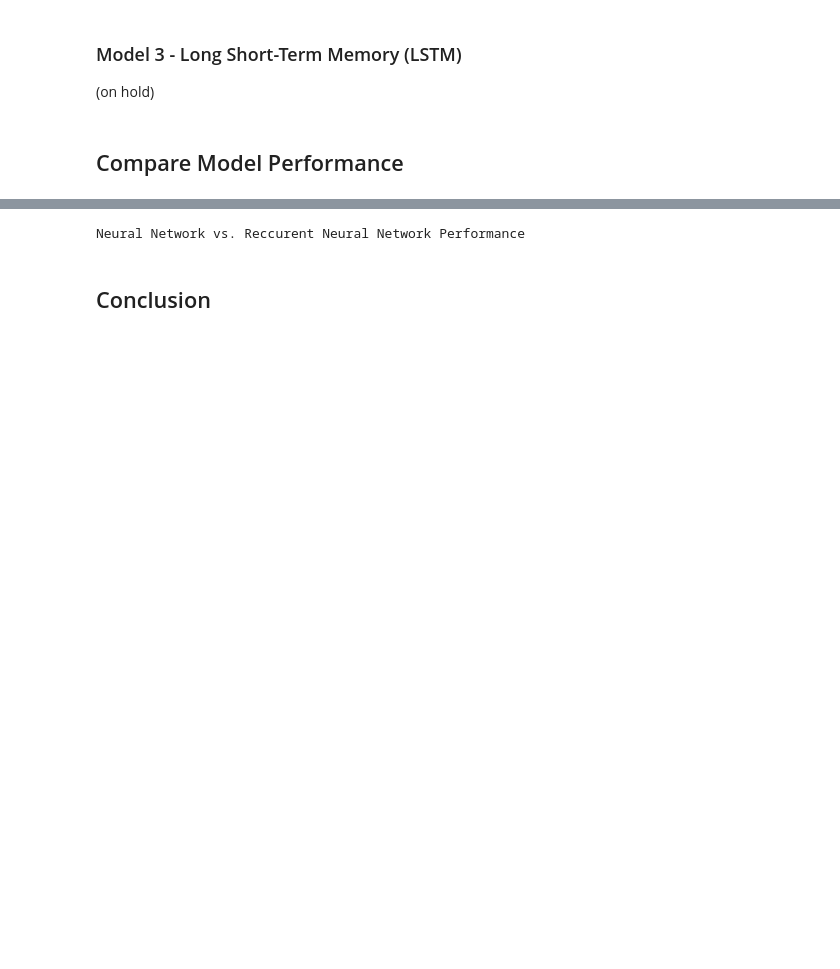
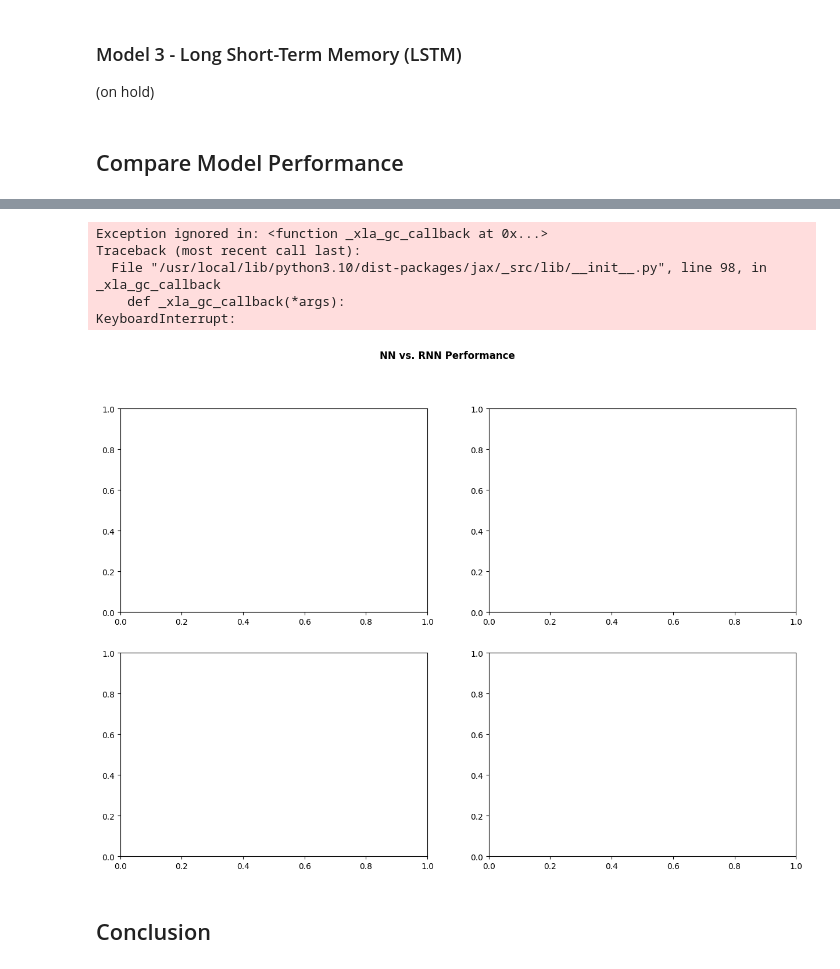
Before and after one commit to cgrundman/nuclear-magnetic-resonance, a Jupyter notebook: pattern_recognizer.ipynb, the cells around one changed output, grey strips where cells are left out. Saved outputs shown, nothing was run; the diff lists cells and outputs as text; code cells hidden in the pictures; blank space fills up the shorter version.

Commit message:
finalize NNand RNNarchitectures, ignore LSTM for now

```diff
--- a/pattern_recognizer.ipynb
+++ b/pattern_recognizer.ipynb
@@ -386,57 +391,70 @@ history_nn.history
 # %%
 def compare_model_performance_accuracy(history_list, model_name_list=["[Model 1]", "[Model 2]"]):
 
-  # f, ax = plt.subplots(2,2)
+  f, axs = plt.subplots(2,2)
 
-  # # Set figure size
-  # f.set_figheight(5)
-  # f.set_figwidth(15)
+  # Set figure size
+  f.set_figheight(10)
+  f.set_figwidth(15)
 
   # # Set plot overall title
-  # f.suptitle(f"{model_name} Performance", weight='bold')
+  # Create the title
+  title = ""
+  for i in range(len(model_name_list)):
+    if title == "":
+      title = model_name_list[i]
+    else:
+      title += " vs. " + model_name_list[i]
+  title += " Performance"
+  f.suptitle(title, weight='bold')
 
   # epoch_range = range(1,len(history['accuracy']) + 1)
+  list_of_metrics = ['accuracy', 'val_accuracy', 'loss', 'val_loss']
+
+  # axs = np.flatten(axs)
+
+  # for i in range(len(list_of_metrics)):
+  #   axs[0,0].set_xlabel('Epoch', weight='bold')
+  #   axs[1,0].set_facecolor((0.9, 0.9, 0.9))
+  #   axs[0,1].grid()
 
   # # Plot Training Accuracy
   # ax[0].plot(epoch_range, history['accuracy'])
   # ax[0].plot(epoch_range, history['val_accuracy'])
   # ax[0].legend(['Training accuracy', 'Validation Accuracy'])
   # ax[0].set_ylabel('Accuracy', weight='bold')
   # ax[0].set_xlabel('Epoch', weight='bold')
   # ax[0].set_xticks(x_axis_range)
   # ax[0].set_facecolor((0.9, 0.9, 0.9))
   # ax[0].grid()
 
   # # Plot Training Loss
   # ax[1].plot(epoch_range, history['loss'])
   # ax[1].plot(epoch_range, history['val_loss'])
   # ax[1].legend(['Training loss', 'Validation loss'])
   # ax[1].set_ylabel('Loss', weight='bold')
   # ax[1].set_xlabel('Epoch', weight='bold')
   # ax[1].set_xticks(x_axis_range)
   # ax[1].set_facecolor((0.9, 0.9, 0.9))
   # ax[1].grid()
 
   # plt.savefig(f'{model_name}.png')
 
-  # Create the title
-  title = ""
-  for i in range(len(model_name_list)):
-    if title == "":
-      title = model_name_list[i]
-    else:
-      title += " vs. " + model_name_list[i]
-  title += " Performance"
 
-  print(title)
+
 
 history_test_list = [history_rnn.history, history_nn.history]
-model_name_list = ["Neural Network", "Reccurent Neural Network"]
+model_name_list = ["NN", "RNN"]
 
 compare_model_performance_accuracy(history_list=history_test_list,
                                    model_name_list=model_name_list)
 # %% [output]
-Neural Network vs. Reccurent Neural Network Performance
+Exception ignored in: <function _xla_gc_callback at 0x...>
+Traceback (most recent call last):
+  File "/usr/local/lib/python3.10/dist-packages/jax/_src/lib/__init__.py", line 98, in _xla_gc_callback
+    def _xla_gc_callback(*args):
+KeyboardInterrupt:
+[figure, added]
 # %% [markdown]
 ## Conclusion
 # %%
```
Also changed, not shown: parts of 10 cells of this notebook.
